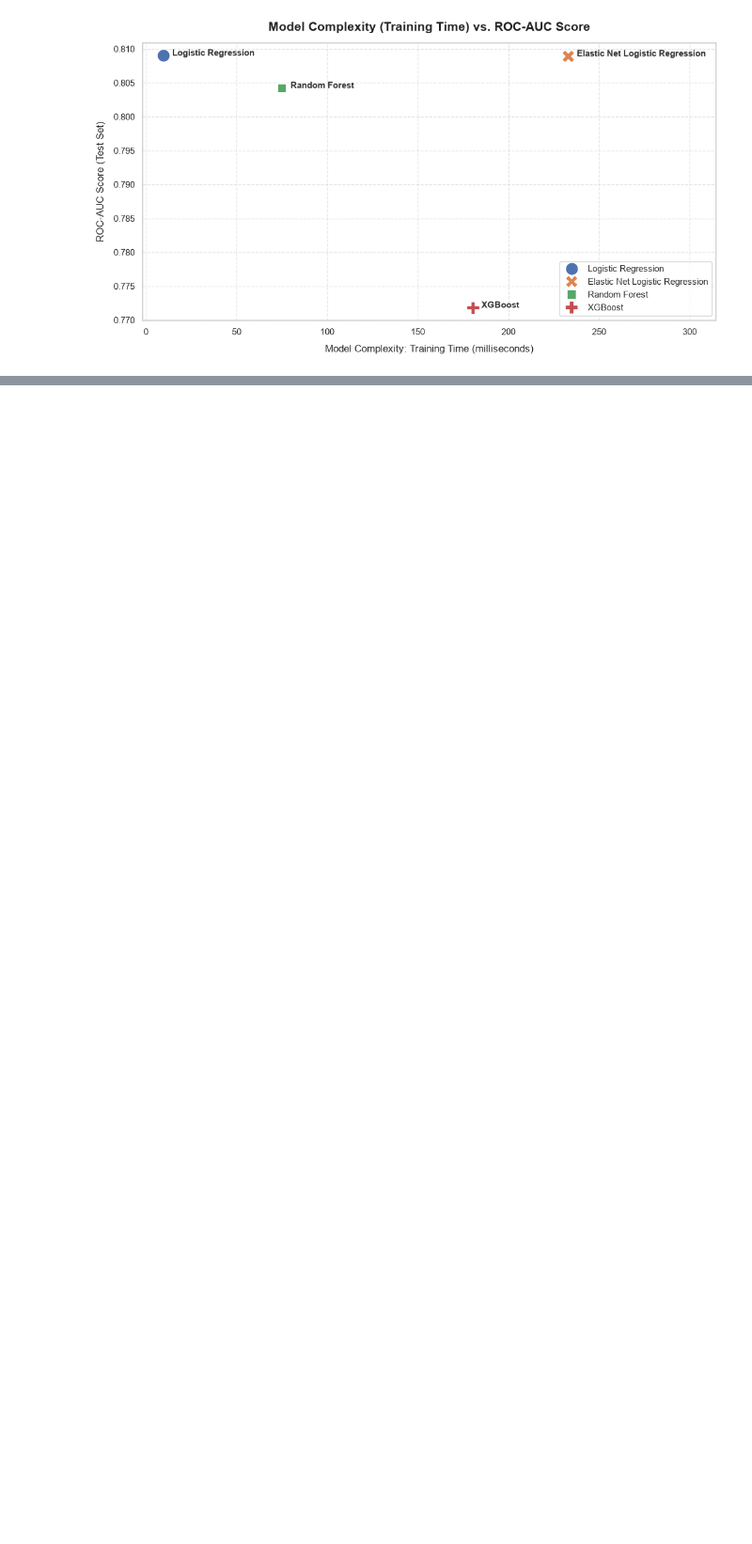
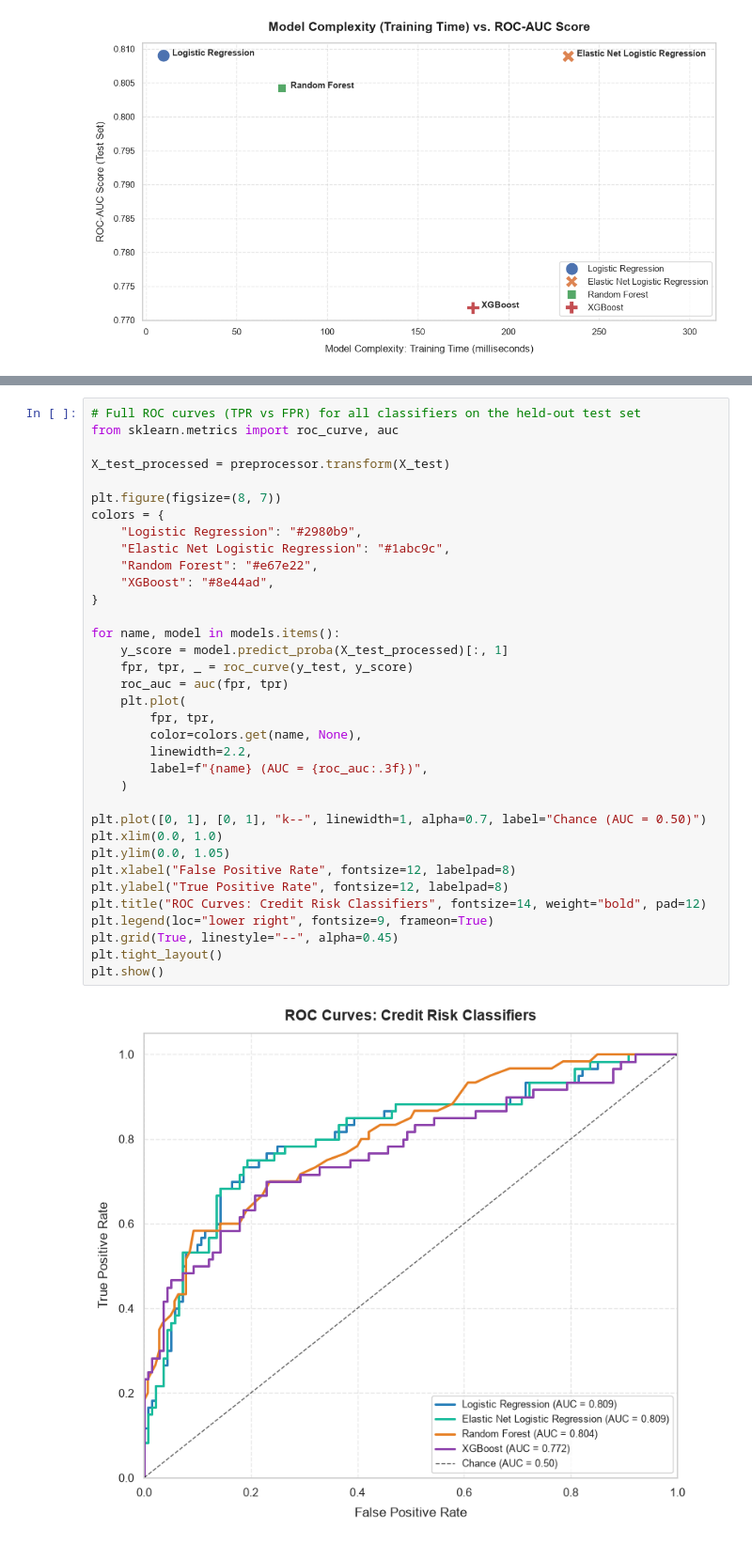
Before and after one commit to regional-specter/research-work, a Jupyter notebook: Cost of Complexity/Credit-Risk-Dataset.ipynb, the cells around one changed output, grey strips where cells are left out. Shown at 94% size. Drawn from its saved outputs; the diff is of its cells as text; blank space fills up the shorter version.

Commit message:
Credit Risk Data Analysis plots for model comparisons

```diff
--- a/Cost of Complexity/Credit-Risk-Dataset.ipynb
+++ b/Cost of Complexity/Credit-Risk-Dataset.ipynb
@@ -424,0 +429,37 @@ plt.show()
+# %%
+# Full ROC curves (TPR vs FPR) for all classifiers on the held-out test set
+from sklearn.metrics import roc_curve, auc
+
+X_test_processed = preprocessor.transform(X_test)
+
+plt.figure(figsize=(8, 7))
+colors = {
+    "Logistic Regression": "#2980b9",
+    "Elastic Net Logistic Regression": "#1abc9c",
+    "Random Forest": "#e67e22",
+    "XGBoost": "#8e44ad",
+}
+
+for name, model in models.items():
+    y_score = model.predict_proba(X_test_processed)[:, 1]
+    fpr, tpr, _ = roc_curve(y_test, y_score)
+    roc_auc = auc(fpr, tpr)
+    plt.plot(
+        fpr, tpr,
+        color=colors.get(name, None),
+        linewidth=2.2,
+        label=f"{name} (AUC = {roc_auc:.3f})",
+    )
+
+plt.plot([0, 1], [0, 1], "k--", linewidth=1, alpha=0.7, label="Chance (AUC = 0.50)")
+plt.xlim(0.0, 1.0)
+plt.ylim(0.0, 1.05)
+plt.xlabel("False Positive Rate", fontsize=12, labelpad=8)
+plt.ylabel("True Positive Rate", fontsize=12, labelpad=8)
+plt.title("ROC Curves: Credit Risk Classifiers", fontsize=14, weight="bold", pad=12)
+plt.legend(loc="lower right", fontsize=9, frameon=True)
+plt.grid(True, linestyle="--", alpha=0.45)
+plt.tight_layout()
+plt.show()
+# %% [output]
+[figure, added]
```
Also changed, not shown: parts of 4 cells of this notebook.
